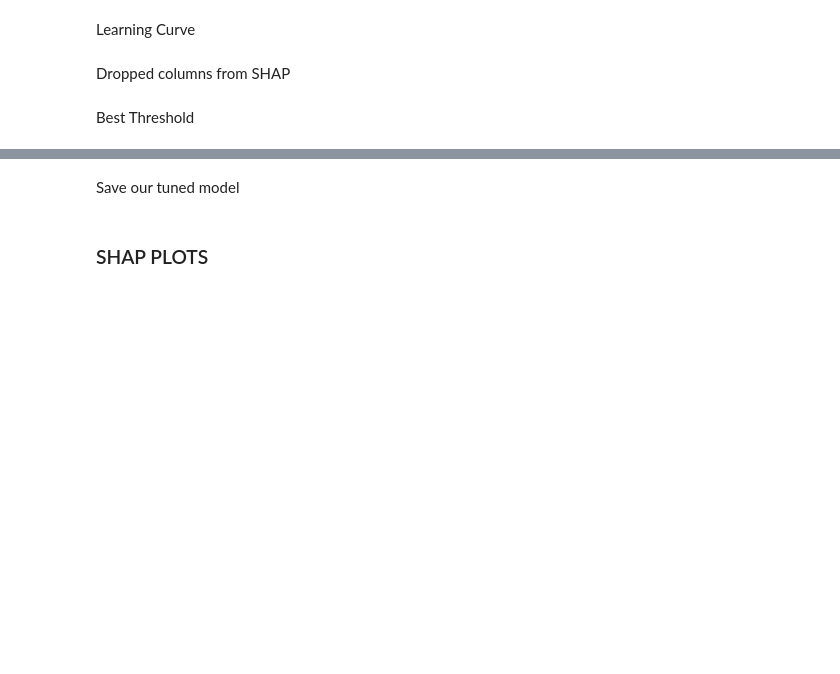
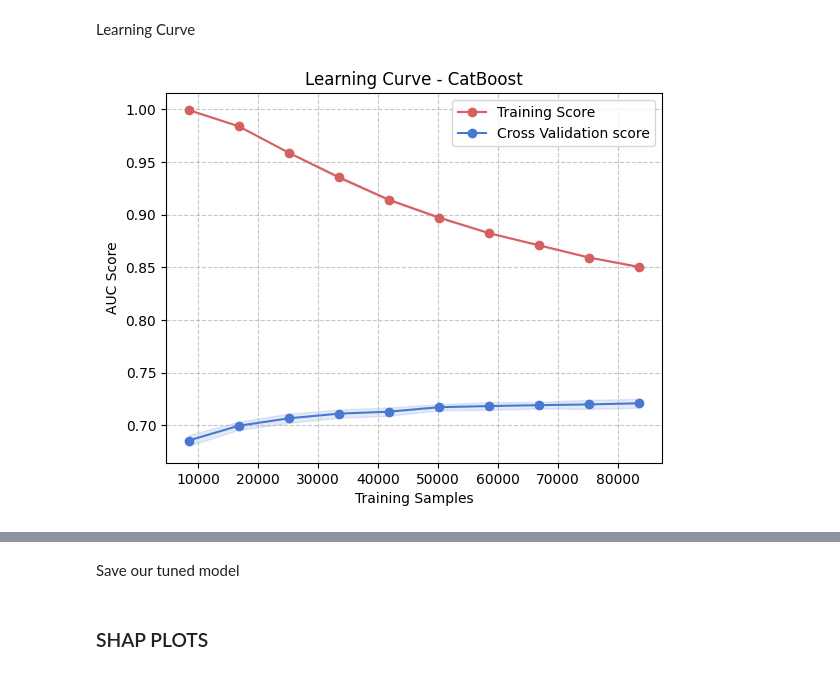
Before and after one commit to Mbu32/Credit-Default, a Jupyter notebook: Trees/endtoend_trees copy.ipynb, the cells around one changed output, grey strips where cells are left out. Saved outputs shown, nothing was run; the diff lists cells and outputs as text; code cells hidden in the pictures; blank space fills up the shorter version.

Commit message:
Fixed tree pipeline

```diff
--- a/Trees/endtoend_trees copy.ipynb
+++ b/Trees/endtoend_trees copy.ipynb
@@ -365,48 +359,52 @@ Best params:
 # %%
 #best_params = study_cat.best_params
 best_params = {
-    'learning_rate': 0.027898809298734,
-    'depth': 5,
-    'l2_leaf_reg': 2.901699227197062,
-    'subsample': 0.7921642564962083,
-    'colsample_bylevel': 0.9276823462558479,
-    'min_data_in_leaf': 50,
+    'learning_rate': 0.04858069964969756,
+    'depth': 7,
+    'l2_leaf_reg': 7.965366676556213,
+    'subsample': 0.7880756225427407,
+    'colsample_bylevel': 0.7282769906900555,
+    'min_data_in_leaf': 27,
     "iterations": 1000,
     "loss_function": "Logloss",
     "eval_metric": "AUC"
 }
+
+tuned_model = CatBoostClassifier(**best_params,verbose=0,random_state=11)
+tuned_model.fit(X_train_pre,y_train)
+tuned_model.save_model('../models/Trees/catboost_tuned.cbm')
 # %% [markdown]
 Learning Curve
 # %%
 def plot_learning_curve(estimator,X,y,model_name='CatBoost'):
     train_sizes,train_scores,test_scores = learning_curve(
         estimator,X,y,cv=5,n_jobs=-1,
         train_sizes=np.linspace(0.1,1,10),
         scoring='roc_auc'
     )
     train_mean = np.mean(train_scores,axis=1)
     train_std = np.std(train_scores,axis=1)
     test_mean = np.mean(test_scores,axis=1)
     test_std = np.std(test_scores,axis=1)
 
     plt.plot(train_sizes,train_mean,label='Training Score',color='#d65f5f',marker='o')
     plt.fill_between(train_sizes,train_mean - train_std,train_mean+train_std,alpha=0.15,color='#d65f5f')
 
     plt.plot(train_sizes,test_mean,label='Cross Validation score',color='#4878d0', marker='o')
     plt.fill_between(train_sizes, test_mean - test_std, test_mean + test_std, alpha=0.15, color='#4878d0')
 
     plt.title(f"Learning Curve - {model_name}")
     plt.xlabel('Training Samples')
     plt.ylabel('AUC Score')
     plt.legend()
     plt.grid(True,linestyle='--', alpha=0.7)
-    plt.savefig(f'LearningCurve_{model_name}.png',dpi=300,bbox_inches='tight')
+    #plt.savefig(f'LearningCurve_{model_name}.png',dpi=300,bbox_inches='tight')
     plt.show()
 
 
 tuned_model = CatBoostClassifier(**best_params,verbose=0,random_state=11)
 
 
-plot_learning_curve(tuned_model,X_train,y_train,model_name='CatBoost')
+plot_learning_curve(tuned_model,X_train_pre,y_train,model_name='CatBoost')
+# %% [output]
+[figure, added]
-# %% [markdown]
-Dropped columns from SHAP
@@ -424,2 +410,0 @@ print(len(X_train.columns))
-# %% [markdown]
-Best Threshold
```
Also changed, not shown: parts of 40 cells of this notebook, 15 other files.
